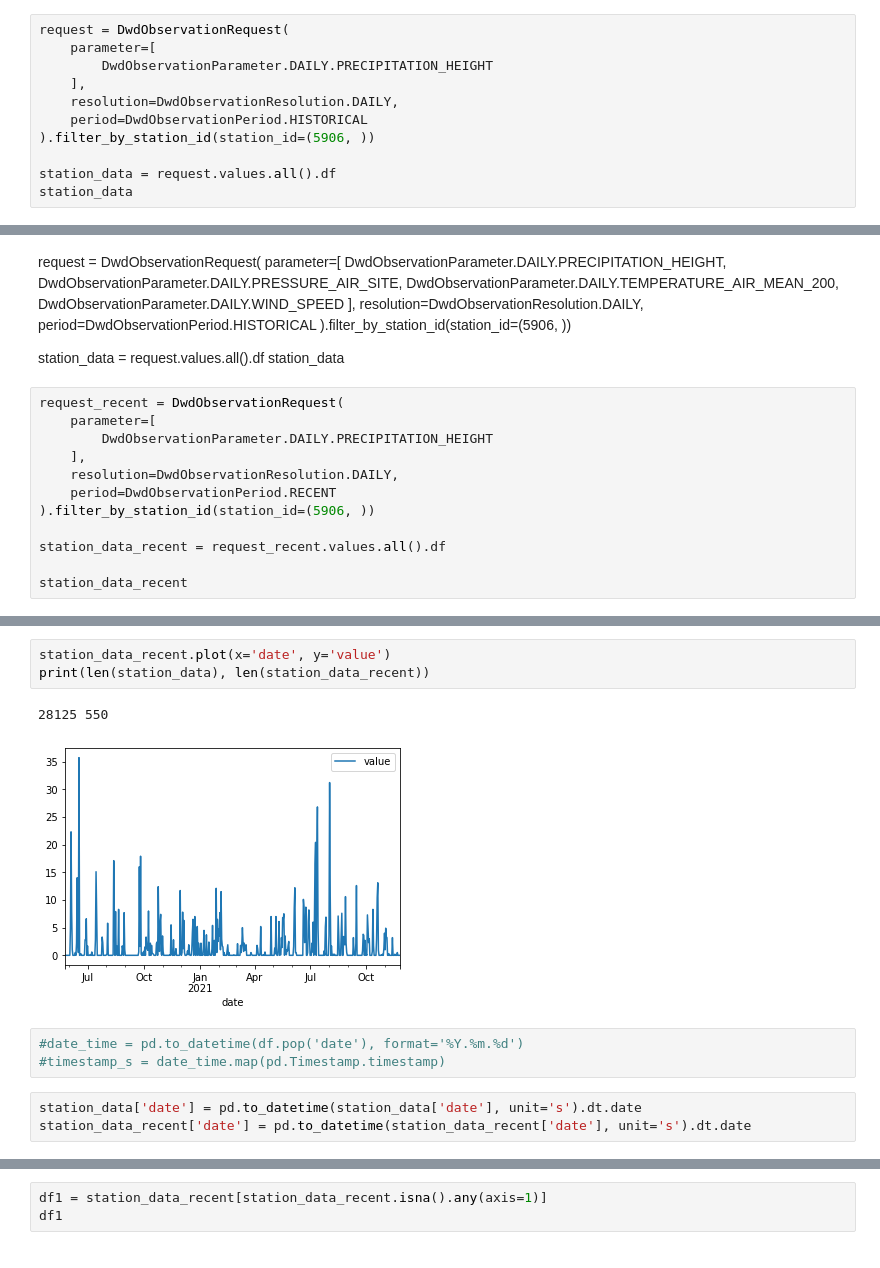
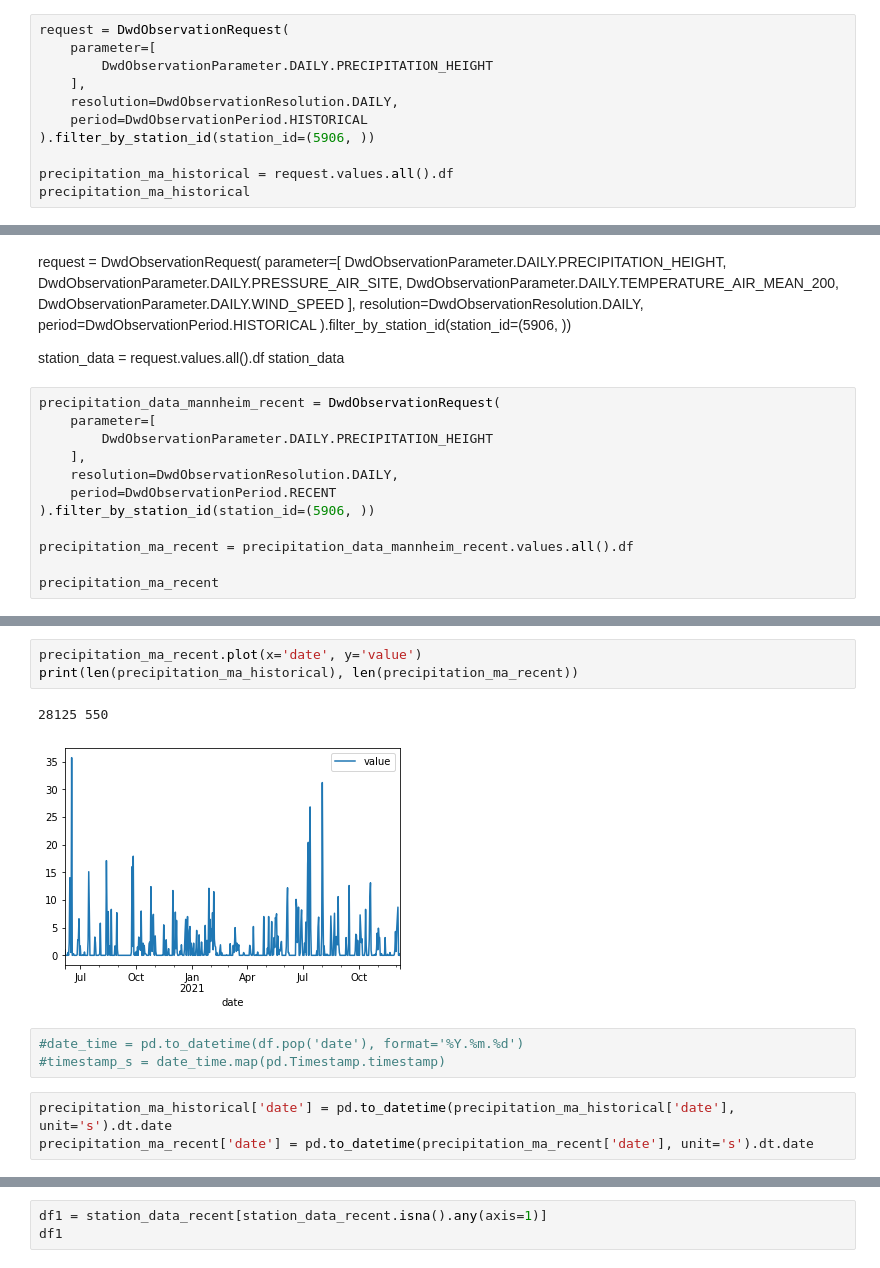
Before and after one commit to AJWarnke/datascienceml2022, a Jupyter notebook: network-DWD.ipynb, the cells around one changed output, grey strips where cells are left out. Drawn from its saved outputs; the diff is of its cells as text.

```diff
--- a/network-DWD.ipynb
+++ b/network-DWD.ipynb
@@ -155,8 +148,8 @@ request = DwdObservationRequest(
     period=DwdObservationPeriod.HISTORICAL
 ).filter_by_station_id(station_id=(5906, ))
 
-station_data = request.values.all().df
-station_data
+precipitation_ma_historical = request.values.all().df
+precipitation_ma_historical
 # %% [output]
 |  | station_id | dataset | parameter | date | value | quality |
 | 0 | 05906 | climate_summary | precipitation_height | 1936-01-01 00:00:00+00:00 | 0.3 | 5.0 |
@@ -186,7 +179,7 @@ request = DwdObservationRequest(
 station_data = request.values.all().df
 station_data
 # %%
-request_recent = DwdObservationRequest(
+precipitation_data_mannheim_recent = DwdObservationRequest(
     parameter=[
         DwdObservationParameter.DAILY.PRECIPITATION_HEIGHT
     ],
@@ -194,8 +187,8 @@ request_recent = DwdObservationRequest(
     period=DwdObservationPeriod.RECENT
 ).filter_by_station_id(station_id=(5906, ))
 
-station_data_recent = request_recent.values.all().df
+precipitation_ma_recent = precipitation_data_mannheim_recent.values.all().df
 
-station_data_recent
+precipitation_ma_recent
 # %% [output]
 |  | station_id | dataset | parameter | date | value | quality |
@@ -217,17 +210,17 @@ plt.show()
 # %% [output]
 [figure]
 # %%
-station_data_recent.plot(x='date', y='value')
-print(len(station_data), len(station_data_recent))
+precipitation_ma_recent.plot(x='date', y='value')
+print(len(precipitation_ma_historical), len(precipitation_ma_recent))
 # %% [output]
 28125 550
-[figure, old version]
+[figure, new version]
 # %%
 #date_time = pd.to_datetime(df.pop('date'), format='%Y.%m.%d')
 #timestamp_s = date_time.map(pd.Timestamp.timestamp)
 # %%
-station_data['date'] = pd.to_datetime(station_data['date'], unit='s').dt.date
-station_data_recent['date'] = pd.to_datetime(station_data_recent['date'], unit='s').dt.date
+precipitation_ma_historical['date'] = pd.to_datetime(precipitation_ma_historical['date'], unit='s').dt.date
+precipitation_ma_recent['date'] = pd.to_datetime(precipitation_ma_recent['date'], unit='s').dt.date
 # %%
 startdate = pd.to_datetime("2013-01-01").date()
 enddate = pd.to_datetime("2020-12-31").date()
```
Also changed, not shown: parts of 38 cells of this notebook.
